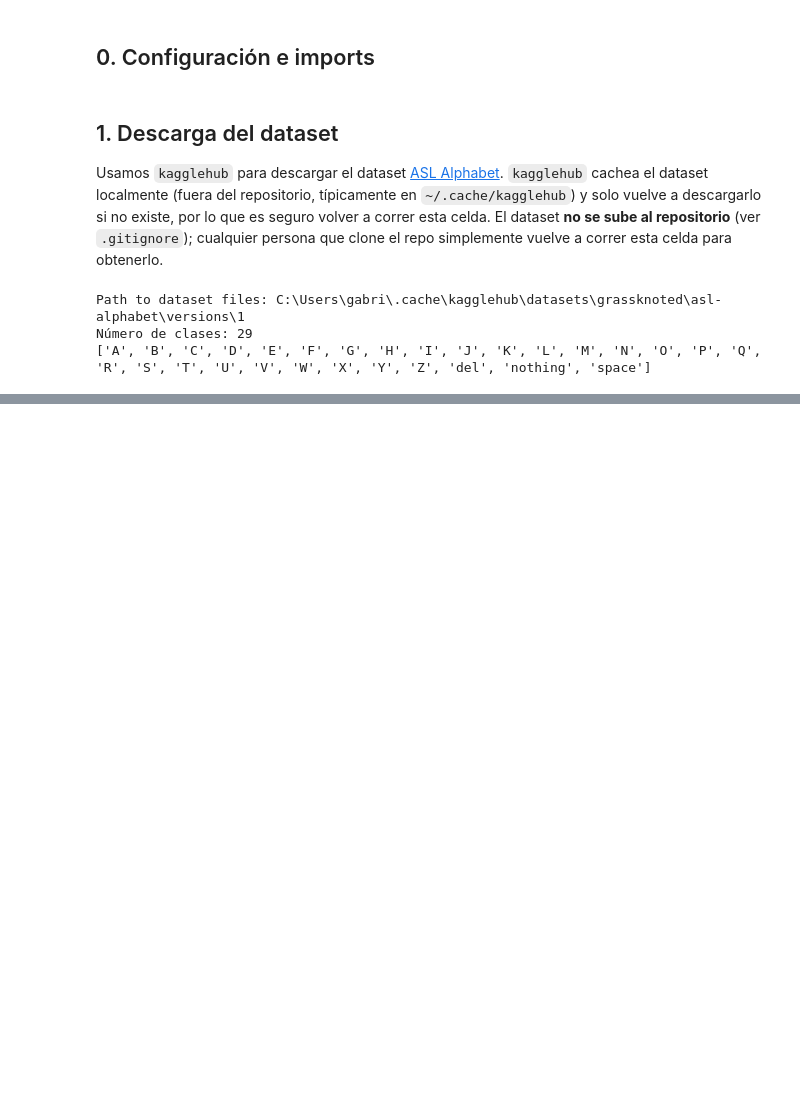
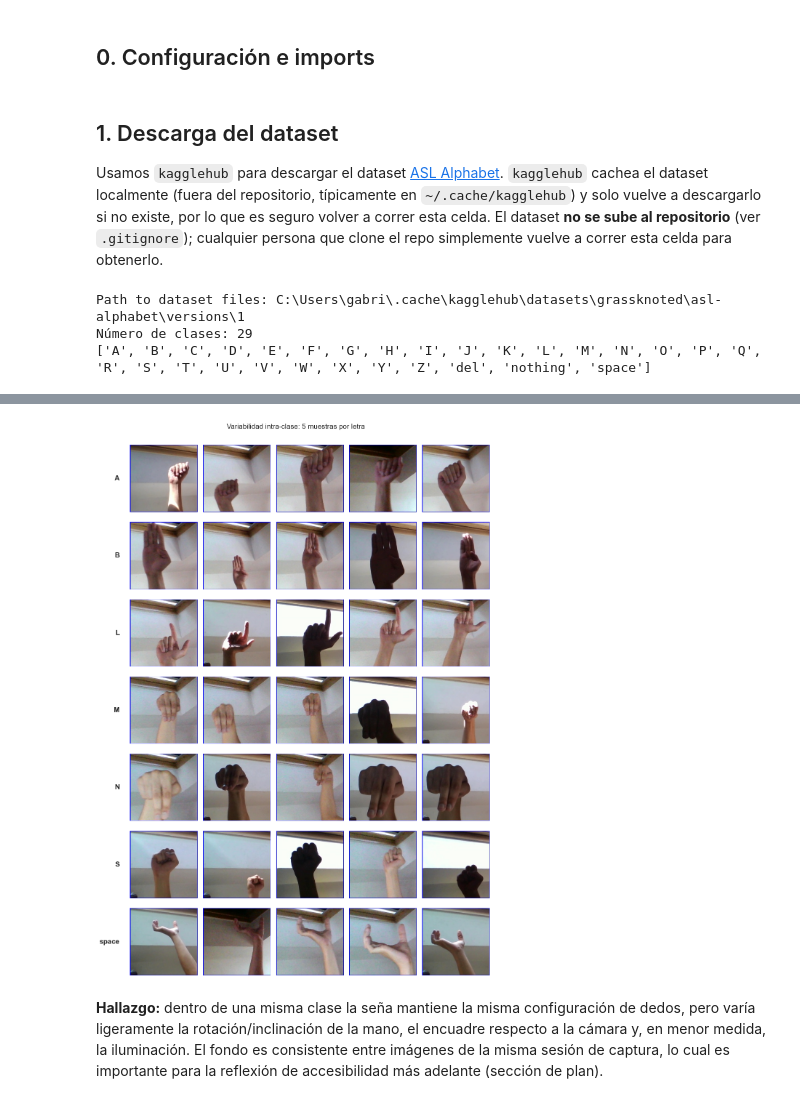
Before and after one commit to DavidDominguez-11/DS-Lab1, a Jupyter notebook: Lab3_ASL_Deep_Learning.ipynb, the cells around one changed output, grey strips where cells are left out. Drawn from its saved outputs; the diff is of its cells as text; code cells hidden in the pictures; blank space fills up the shorter version.

Commit message:
estructura y Ejemplos de letras y variabilidad intra-clase

```diff
--- a/Lab3_ASL_Deep_Learning.ipynb
+++ b/Lab3_ASL_Deep_Learning.ipynb
@@ -52,0 +95,25 @@ Número de clases: 29
+# %%
+def show_class_samples(classes, n_samples=5, seed=SEED):
+    rng = random.Random(seed)
+    fig, axes = plt.subplots(len(classes), n_samples, figsize=(2.2 * n_samples, 2.2 * len(classes)))
+    for i, c in enumerate(classes):
+        files = list((TRAIN_DIR / c).glob("*.jpg"))
+        sample_files = rng.sample(files, n_samples)
+        for j, f in enumerate(sample_files):
+            img = Image.open(f)
+            ax = axes[i, j] if len(classes) > 1 else axes[j]
+            ax.imshow(img)
+            ax.axis("off")
+            if j == 0:
+                ax.set_ylabel(c, fontsize=12)
+                ax.text(-0.15, 0.5, c, fontsize=14, fontweight="bold",
+                        transform=ax.transAxes, va="center", ha="right")
+    plt.suptitle("Variabilidad intra-clase: 5 muestras por letra", fontsize=14, y=1.0)
+    plt.tight_layout()
+    plt.show()
+
+show_class_samples(["A", "B", "L", "M", "N", "S", "space"], n_samples=5)
+# %% [output]
+[figure, added]
+# %% [markdown]
+**Hallazgo:** dentro de una misma clase la seña mantiene la misma configuración de dedos, pero varía ligeramente la rotación/inclinación de la mano, el encuadre respecto a la cámara y, en menor medida, la iluminación. El fondo es consistente entre imágenes de la misma sesión de captura, lo cual es importante para la reflexión de accesibilidad más adelante (sección de plan).
```
Also changed, not shown: parts of 4 cells of this notebook.
